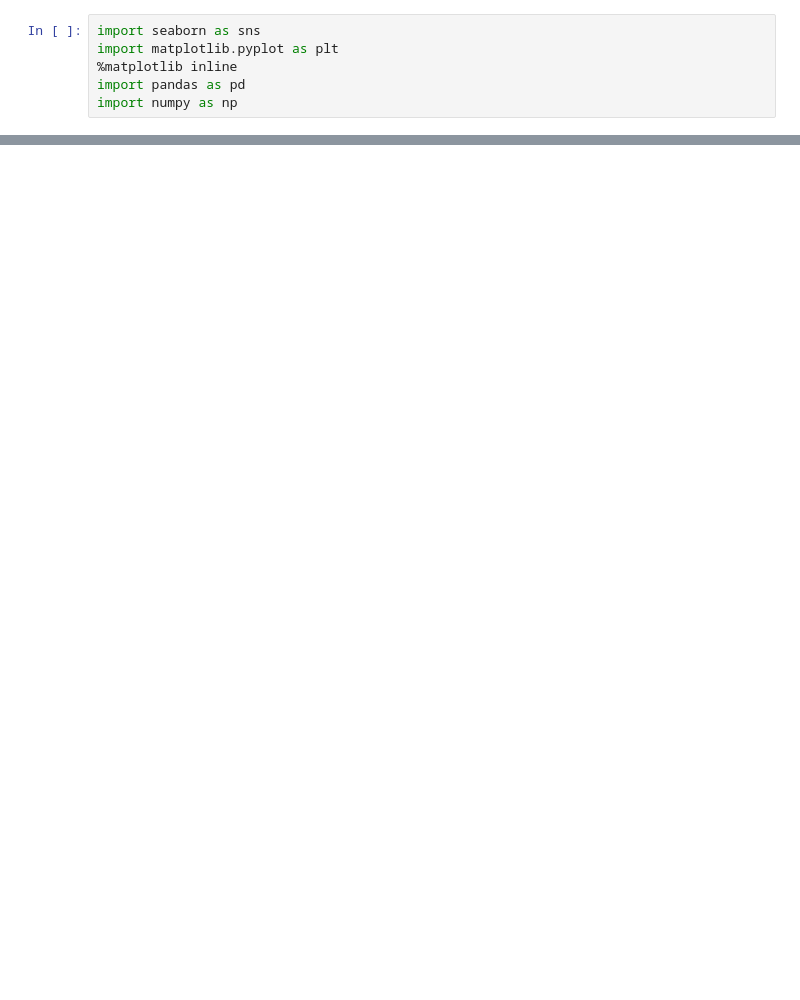
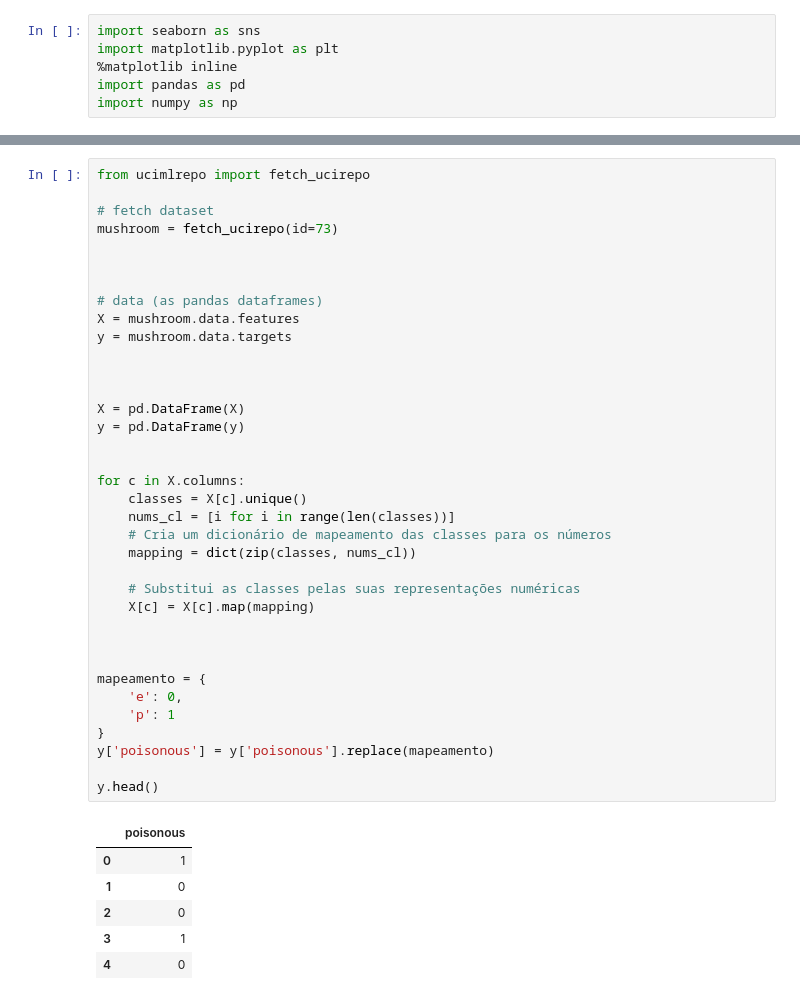
Before and after one commit to ronaldo-dck/AM-class, a Jupyter notebook: cluster/clustering.ipynb, the cells around one changed output, grey strips where cells are left out. Drawn from its saved outputs; the diff is of its cells as text; blank space fills up the shorter version.

```diff
--- a/cluster/clustering.ipynb
+++ b/cluster/clustering.ipynb
@@ -98 +18,44 @@ Dados após PCA:
+# %%
+from ucimlrepo import fetch_ucirepo
+
+# fetch dataset
+mushroom = fetch_ucirepo(id=73)
+
+
+
+# data (as pandas dataframes)
+X = mushroom.data.features
+y = mushroom.data.targets
+
+
+
+X = pd.DataFrame(X)
+y = pd.DataFrame(y)
+
+
+for c in X.columns:
+    classes = X[c].unique()
+    nums_cl = [i for i in range(len(classes))]
+    # Cria um dicionário de mapeamento das classes para os números
+    mapping = dict(zip(classes, nums_cl))
+
+    # Substitui as classes pelas suas representações numéricas
+    X[c] = X[c].map(mapping)
+
+
+
+mapeamento = {
+    'e': 0,
+    'p': 1
+}
+y['poisonous'] = y['poisonous'].replace(mapeamento)
+
+y.head()
+# %% [output]
+|  | poisonous |
+| 0 | 1 |
+| 1 | 0 |
+| 2 | 0 |
+| 3 | 1 |
+| 4 | 0 |
 # %%
```
Also changed, not shown: parts of 12 cells of this notebook.
